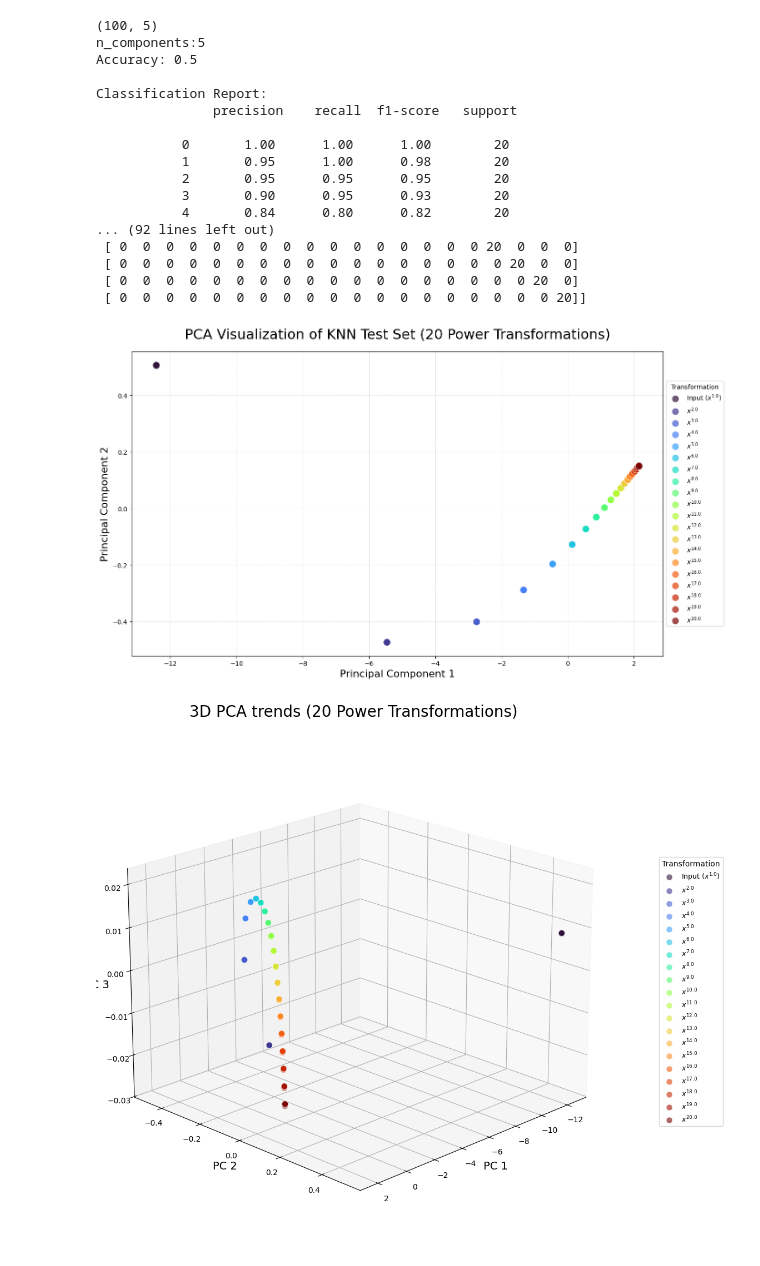
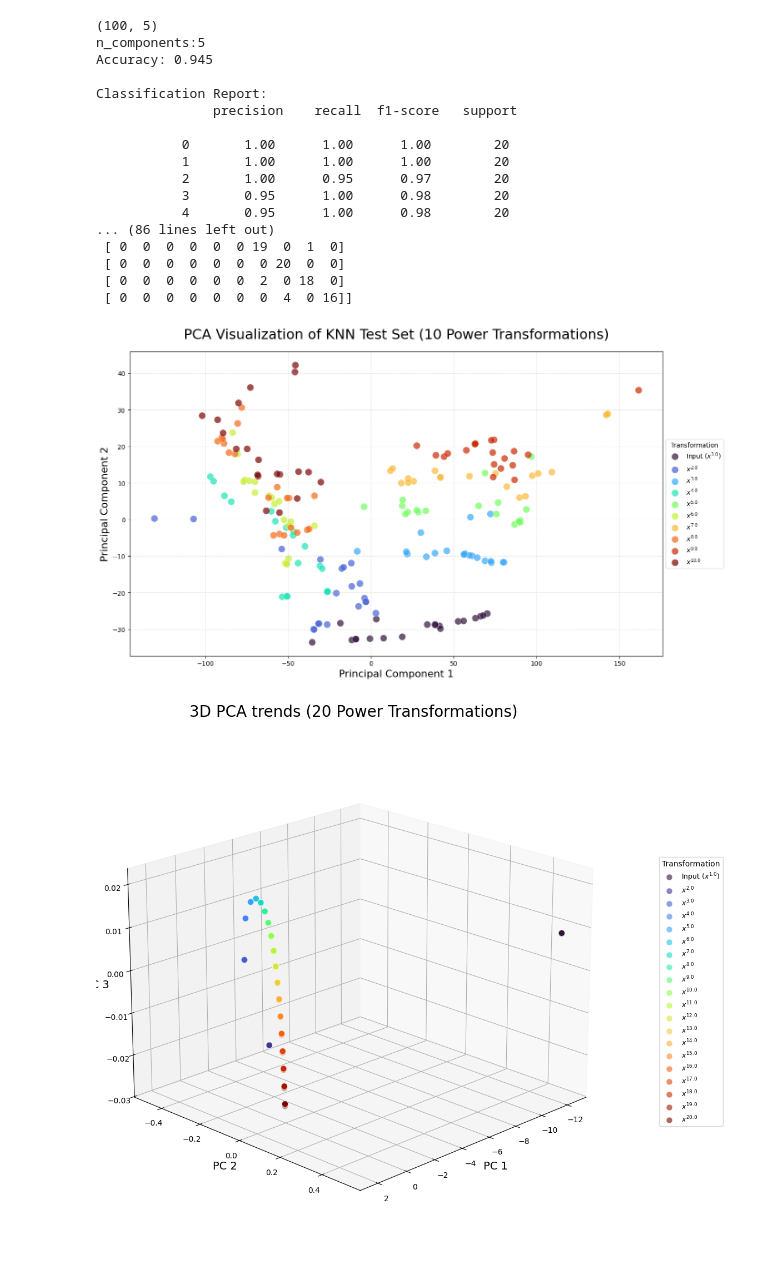
Before and after one commit to emika02/2025-riss-steering, a Jupyter notebook: representations-in-tsfms-main/clustering/knn.ipynb, the cells around one changed output. Cells and saved outputs as stored; diff of their text form; code cells hidden in the pictures.

```diff
--- a/representations-in-tsfms-main/clustering/knn.ipynb
+++ b/representations-in-tsfms-main/clustering/knn.ipynb
@@ -98,29 +96,29 @@ n_transform = activations_exps.shape[0]
 n_components = 5 #,5,10,50,100]
 X_test_t, y_test_t, y_pred_t = compute_knn(activations_trends, n_components)
 X_test_e, y_test_e, y_pred_e = compute_knn(activations_exps, n_components)
-#X_test_s, y_test_s, y_pred_s = compute_knn(activations_sines, n_components)
+X_test_s, y_test_s, y_pred_s = compute_knn(activations_sines, n_components)
 # %% [output]
 (100, 5)
 n_components:5
-Accuracy: 0.5
+Accuracy: 0.945
 
 Classification Report:
                precision    recall  f1-score   support
 
            0       1.00      1.00      1.00        20
-           1       0.95      1.00      0.98        20
-           2       0.95      0.95      0.95        20
-           3       0.90      0.95      0.93        20
-           4       0.84      0.80      0.82        20
-... (92 lines left out)
- [ 0  0  0  0  0  0  0  0  0  0  0  0  0  0  0  0 20  0  0  0]
- [ 0  0  0  0  0  0  0  0  0  0  0  0  0  0  0  0  0 20  0  0]
- [ 0  0  0  0  0  0  0  0  0  0  0  0  0  0  0  0  0  0 20  0]
- [ 0  0  0  0  0  0  0  0  0  0  0  0  0  0  0  0  0  0  0 20]]
+           1       1.00      1.00      1.00        20
+           2       1.00      0.95      0.97        20
+           3       0.95      1.00      0.98        20
+           4       0.95      1.00      0.98        20
+... (86 lines left out)
+ [ 0  0  0  0  0  0 19  0  1  0]
+ [ 0  0  0  0  0  0  0 20  0  0]
+ [ 0  0  0  0  0  0  2  0 18  0]
+ [ 0  0  0  0  0  0  0  4  0 16]]
 # %%
-plot_knn(X_test_e, y_test_e, n_transform=n_transform)
+plot_knn(X_test_s, y_test_s, n_transform=n_transform)
 # %% [output]
-[figure, old version]
+[figure, new version]
 # %%
 plot_knn_3d(X_test_e, y_test_e, n_transform=n_transform)
 # %% [output]
```
Also changed, not shown: parts of 1 cell of this notebook, 1 other file.
